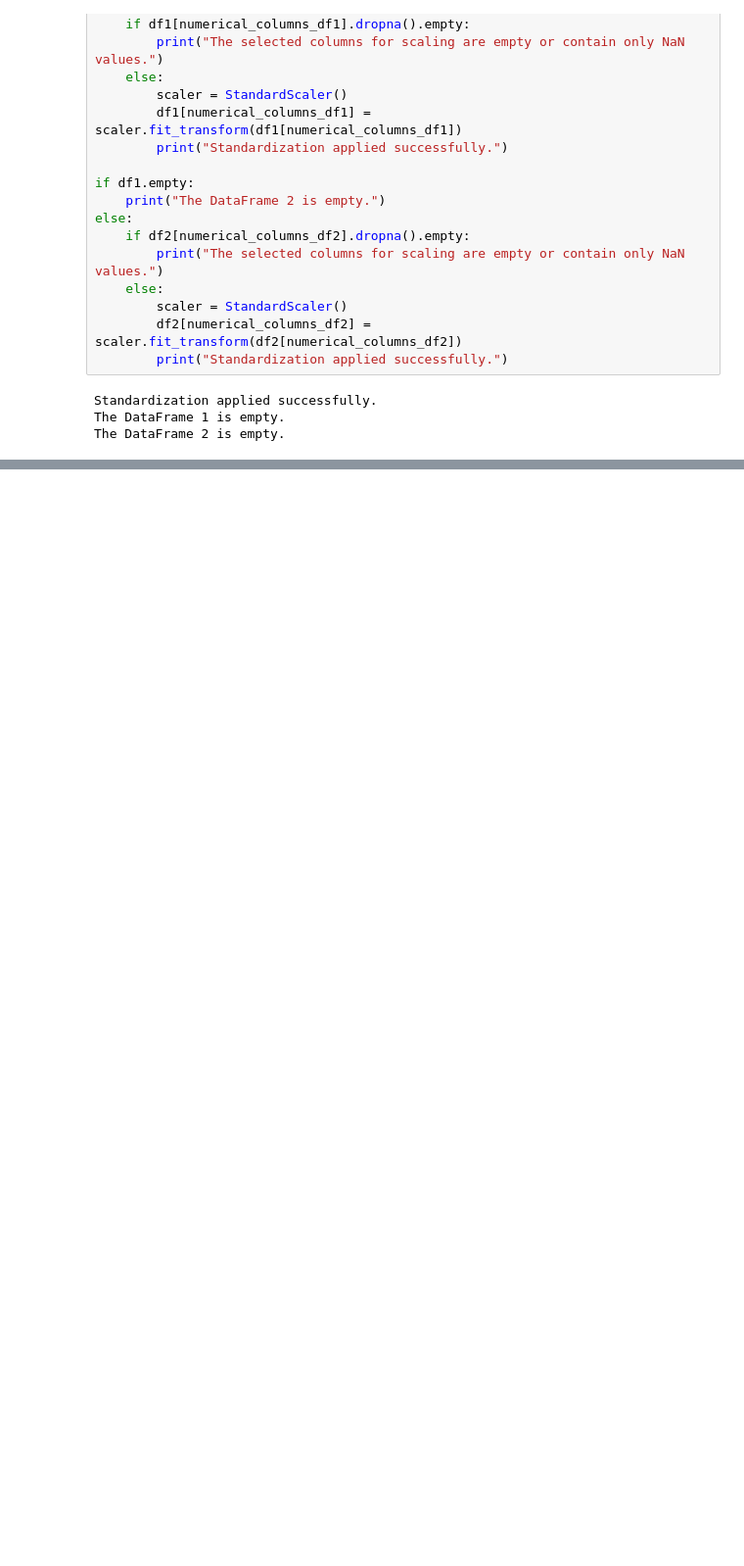
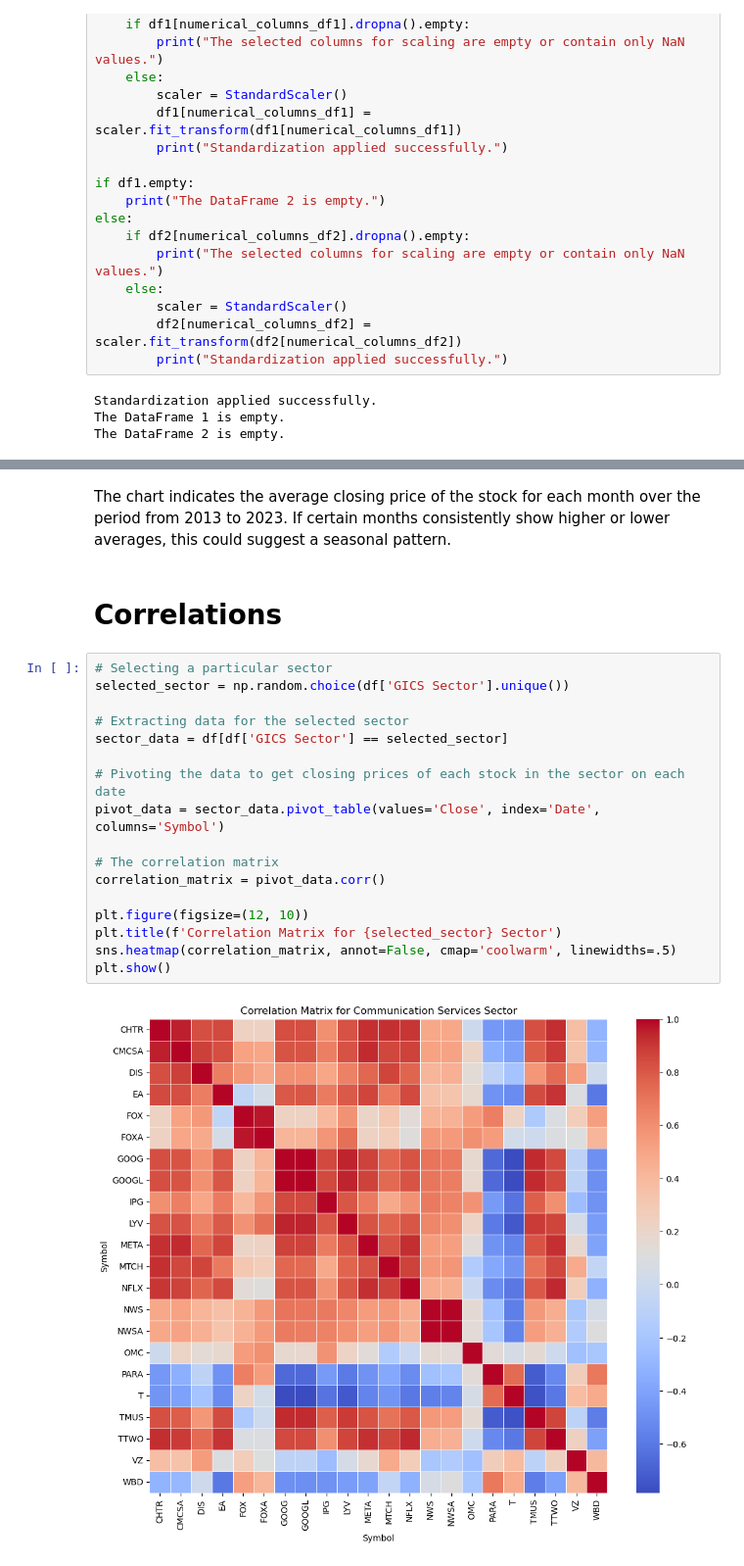
Before and after one commit to Sadequl/ML_G4, a Jupyter notebook: data_clean_norm.ipynb, the cells around one changed output, grey strips where cells are left out. Shown at 98% size. Cells and saved outputs as stored; diff of their text form; blank space fills up the shorter version.

```diff
--- a/data_clean_norm.ipynb
+++ b/data_clean_norm.ipynb
@@ -141,0 +216,24 @@ The DataFrame 2 is empty.
+# %% [markdown]
+The chart indicates the average closing price of the stock for each month over the period from 2013 to 2023.
+If certain months consistently show higher or lower averages, this could suggest a seasonal pattern.
+# %% [markdown]
+# Correlations
+# %%
+# Selecting a particular sector
+selected_sector = np.random.choice(df['GICS Sector'].unique())
+
+# Extracting data for the selected sector
+sector_data = df[df['GICS Sector'] == selected_sector]
+
+# Pivoting the data to get closing prices of each stock in the sector on each date
+pivot_data = sector_data.pivot_table(values='Close', index='Date', columns='Symbol')
+
+# The correlation matrix
+correlation_matrix = pivot_data.corr()
+
+plt.figure(figsize=(12, 10))
+plt.title(f'Correlation Matrix for {selected_sector} Sector')
+sns.heatmap(correlation_matrix, annot=False, cmap='coolwarm', linewidths=.5)
+plt.show()
+# %% [output]
+[figure, added]
```
Also changed, not shown: parts of 20 cells of this notebook.
